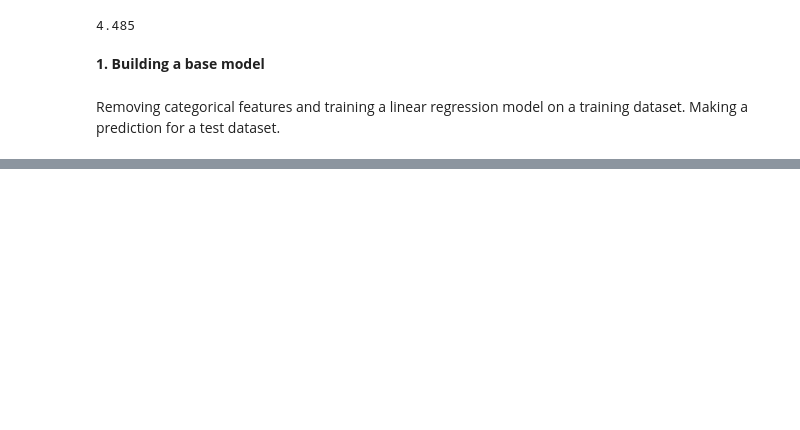
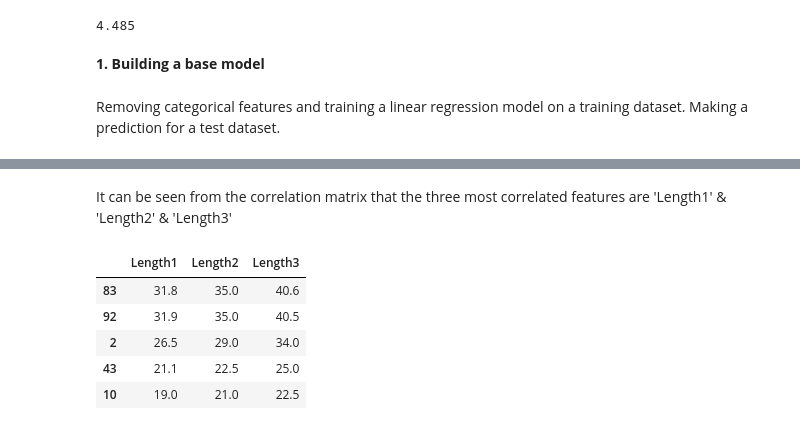
Before and after one commit to tutsilianna/Introduction_to_ML_and_Advanced_ML_Python, a Jupyter notebook: Regression/Regression_|_Exercise_3.ipynb, the cells around one changed output, grey strips where cells are left out. Saved outputs shown, nothing was run; the diff lists cells and outputs as text; code cells hidden in the pictures; blank space fills up the shorter version.

```diff
--- a/Regression/Regression_|_Exercise_3.ipynb
+++ b/Regression/Regression_|_Exercise_3.ipynb
@@ -201,0 +182,12 @@ ValueError: ignored
+# %% [markdown]
+It can be seen from the correlation matrix that the three most correlated features are 'Length1' & 'Length2' & 'Length3'
+# %%
+corr_features = train[['Length1', 'Length2','Length3']]
+corr_features.head()
+# %% [output]
+|  | Length1 | Length2 | Length3 |
+| 83 | 31.8 | 35.0 | 40.6 |
+| 92 | 31.9 | 35.0 | 40.5 |
+| 2 | 26.5 | 29.0 | 34.0 |
+| 43 | 21.1 | 22.5 | 25.0 |
+| 10 | 19.0 | 21.0 | 22.5 |
```
Also changed, not shown: parts of 42 cells of this notebook.
